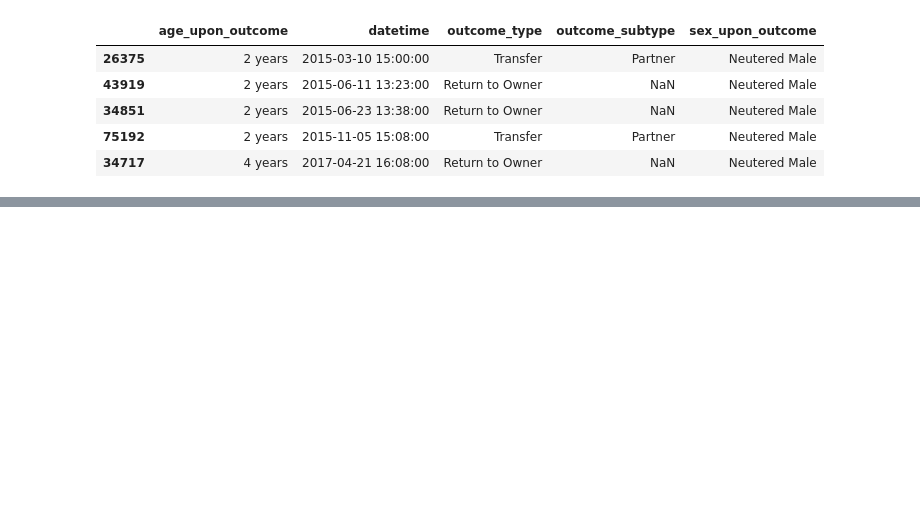
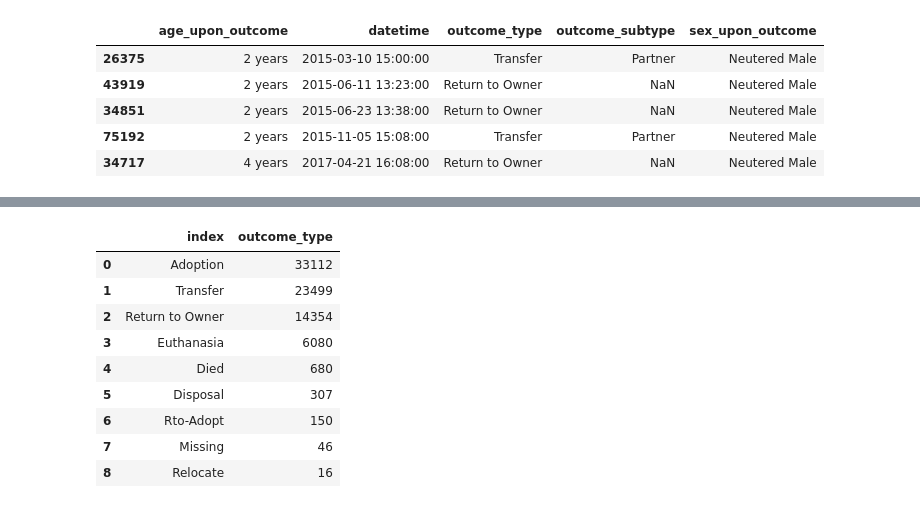
Before and after one commit to LyndonFan/ShelterAnimals2022, a Jupyter notebook: explore.ipynb, the cells around one changed output, grey strips where cells are left out. Cells and saved outputs as stored; diff of their text form; code cells hidden in the pictures; blank space fills up the shorter version.

```diff
--- a/explore.ipynb
+++ b/explore.ipynb
@@ -231,0 +351,13 @@ df[df.animal_id == 'A697910'].sort_values(by='datetime')[['age_upon_outcome','da
+# %%
+df.outcome_type.value_counts().reset_index()
+# %% [output]
+|  | index | outcome_type |
+| 0 | Adoption | 33112 |
+| 1 | Transfer | 23499 |
+| 2 | Return to Owner | 14354 |
+| 3 | Euthanasia | 6080 |
+| 4 | Died | 680 |
+| 5 | Disposal | 307 |
+| 6 | Rto-Adopt | 150 |
+| 7 | Missing | 46 |
+| 8 | Relocate | 16 |
```
Also changed, not shown: parts of 7 cells of this notebook.
